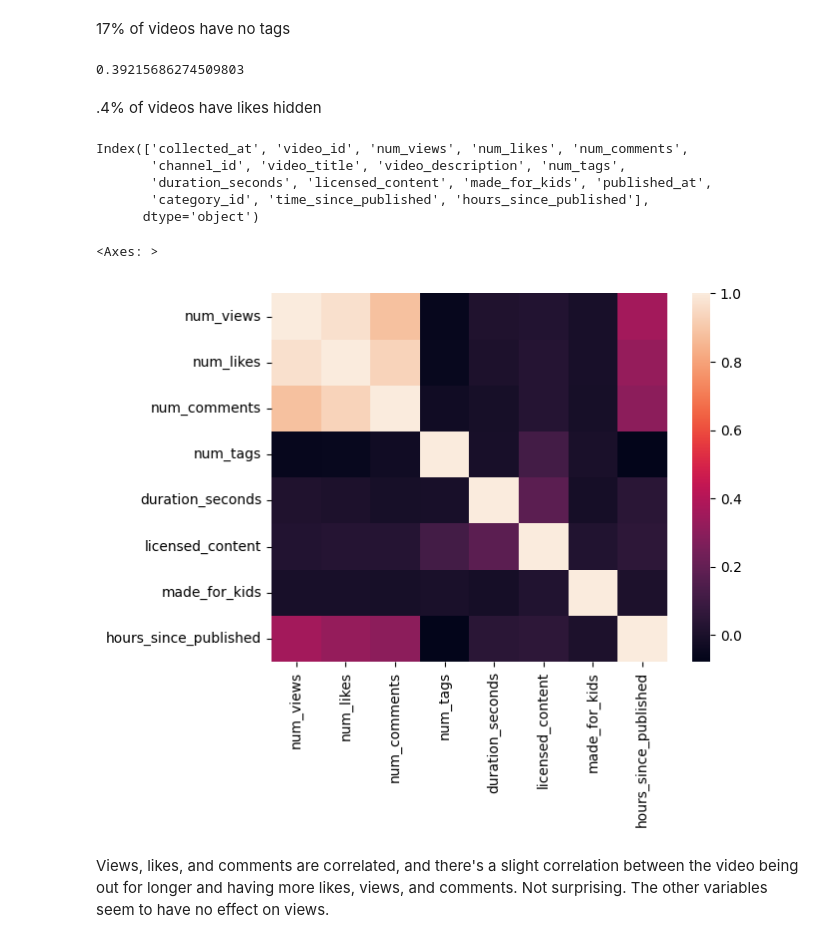
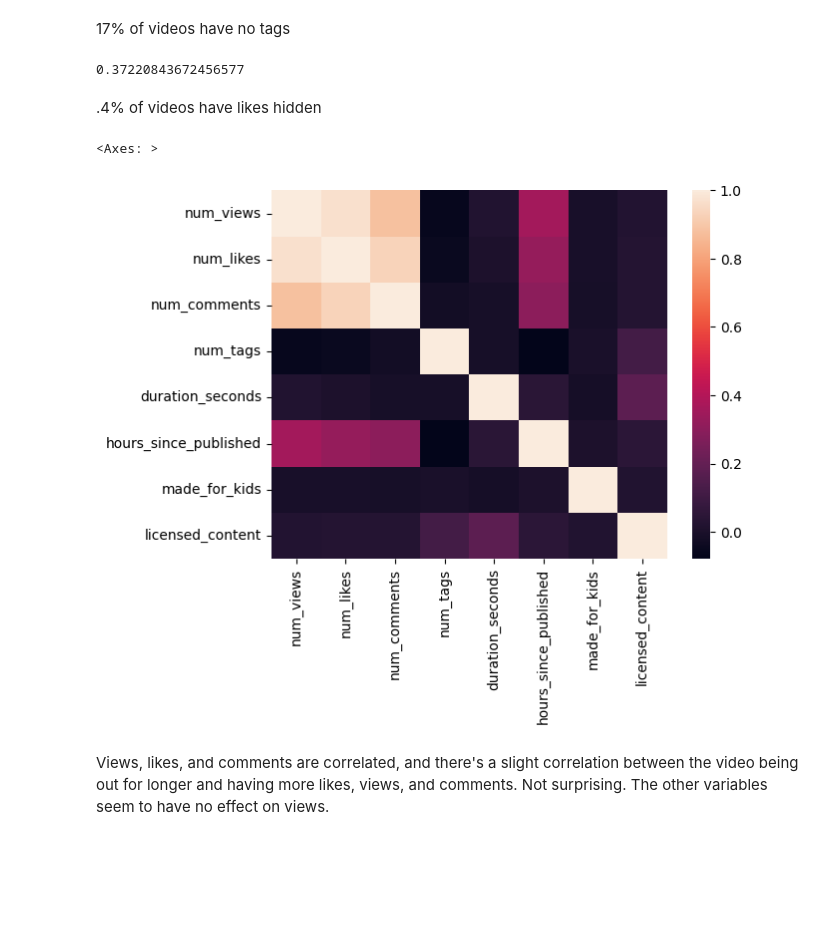
Before and after one commit to AndrewDettor/YouTubeMostPopularVideos, a Jupyter notebook: time_series_EDA.ipynb, the cells around one changed output. Saved outputs shown, nothing was run; the diff lists cells and outputs as text; code cells hidden in the pictures; blank space fills up the shorter version.

```diff
--- a/time_series_EDA.ipynb
+++ b/time_series_EDA.ipynb
@@ -669,0 +773,3 @@ print(categories_dim)
+# %%
+ch_first = channel_all.groupby("channel_id").nth(0)
+ch_first.head(), ch_first.shape
@@ -669,0 +794,2 @@ print(categories_dim)
+# %%
+all_first = vid_first.merge(ch_first, on="channel_id", how="left")
@@ -756,0 +937,3 @@ summary_stats
+# %%
+cols = ["num_views", "num_likes", "num_comments", "num_tags", "duration_seconds", "hours_since_published"]
+all_first[cols].describe().apply(lambda x: x.apply('{0:.5f}'.format)) # gets rid of scientific notation
@@ -799,17 +991,9 @@ no_tags.shape[0]/first_video_all.shape[0] * 100
 # %% [markdown]
 17% of videos have no tags
 # %%
-no_likes = first_video_all.loc[first_video_all["num_likes"] == 0]
-no_likes.shape[0]/first_video_all.shape[0] * 100
+no_likes = all_first.loc[all_first["num_likes"] == 0]
+no_likes.shape[0]/all_first.shape[0] * 100
 # %% [output]
-0.39215686274509803
+0.37220843672456577
 # %% [markdown]
 .4% of videos have likes hidden
-# %%
-first_video_all.columns
-# %% [output]
-Index(['collected_at', 'video_id', 'num_views', 'num_likes', 'num_comments',
-       'channel_id', 'video_title', 'video_description', 'num_tags',
-       'duration_seconds', 'licensed_content', 'made_for_kids', 'published_at',
-       'category_id', 'time_since_published', 'hours_since_published'],
-      dtype='object')
@@ -818,8 +1000,10 @@ corr_cols = ['num_views', 'num_likes', 'num_comments', 'num_tags', 'duration_sec
+# %%
+corr_cols = cols + ['made_for_kids', 'licensed_content']
 # %%
-sns.heatmap(first_video_all[corr_cols].corr())
+sns.heatmap(all_first[corr_cols].corr())
 # %% [output]
 <Axes: >
-[figure, old version]
+[figure, new version]
 # %% [markdown]
 Views, likes, and comments are correlated, and there's a slight correlation between the video being out for longer and having more likes, views, and comments. Not surprising. The other variables seem to have no effect on views.
 # %% [markdown]
```
Also changed, not shown: parts of 134 cells of this notebook.
